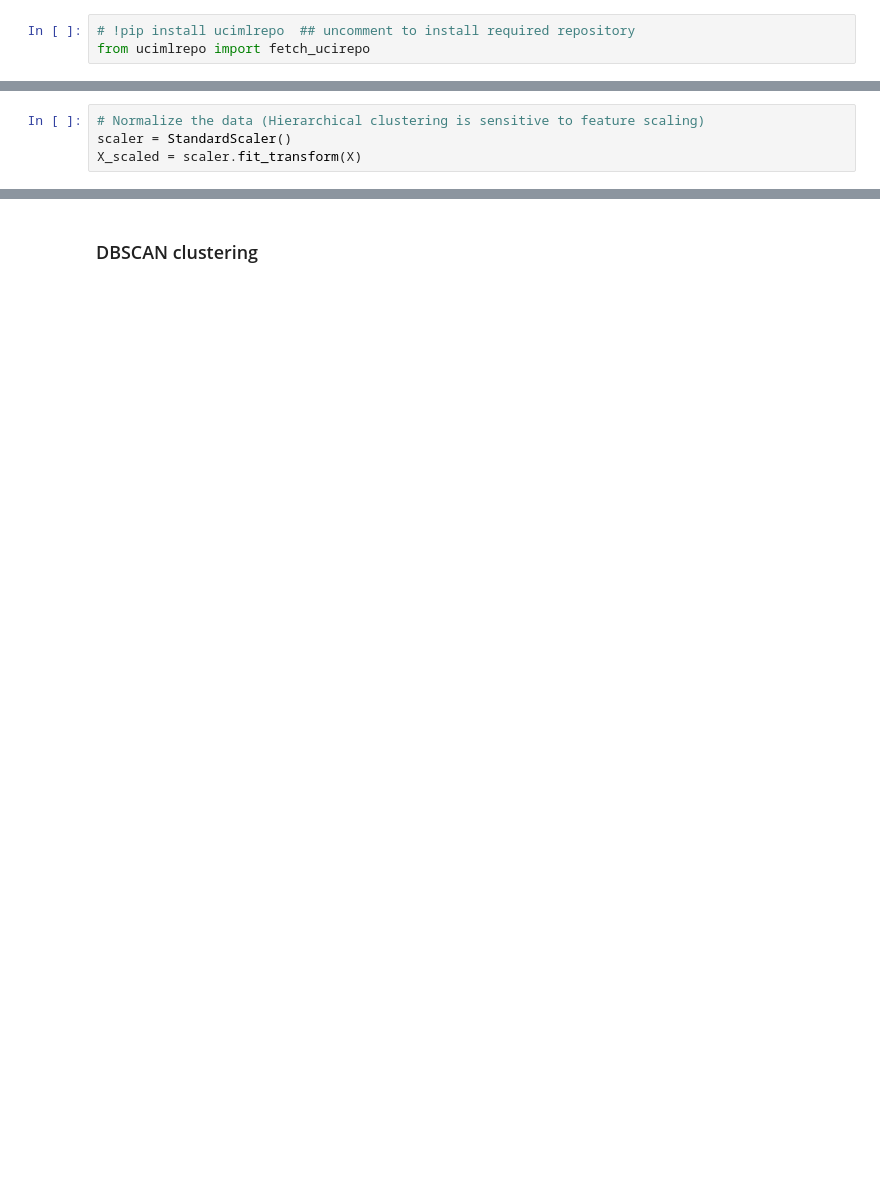
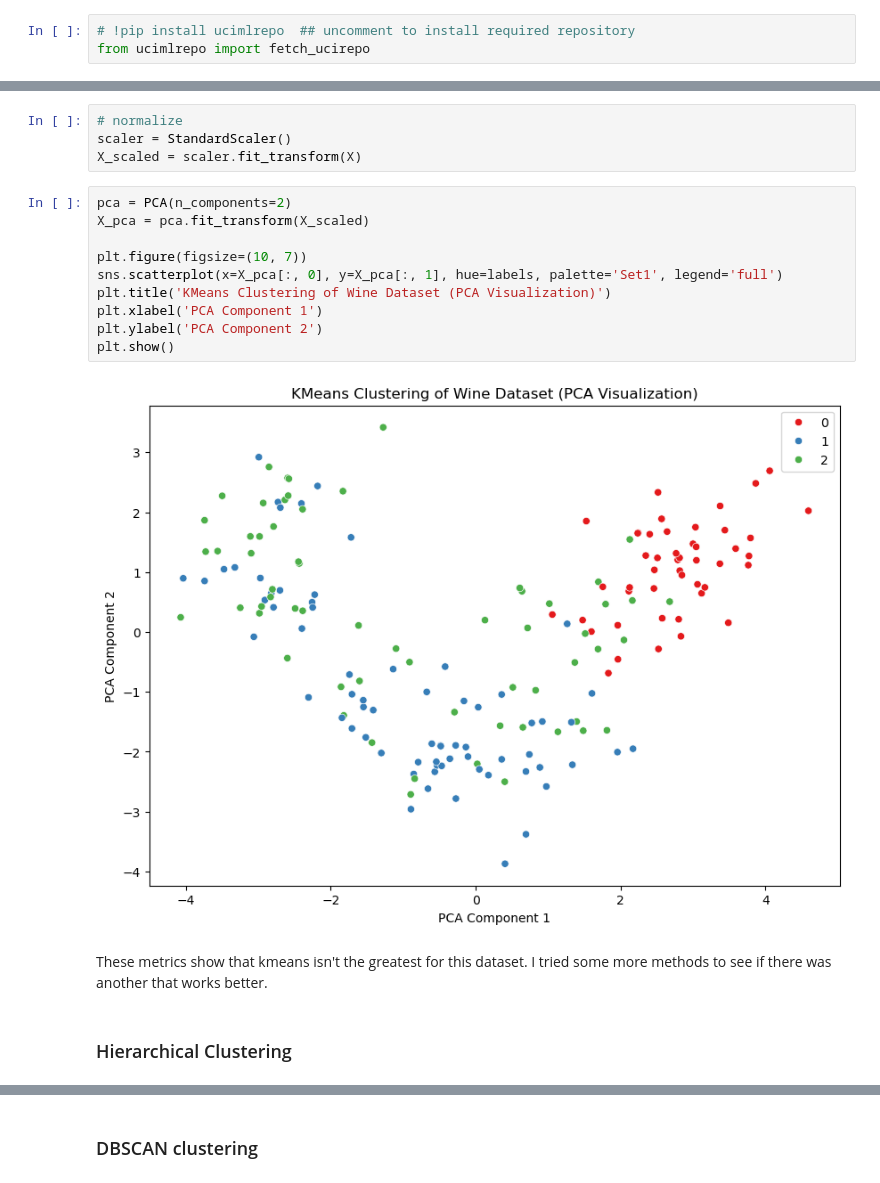
Before and after one commit to FleaBusyBeeBergs/dtsa5510-wine-clustering, a Jupyter notebook: wine-clustering.ipynb, the cells around one changed output, grey strips where cells are left out. Cells and saved outputs as stored; diff of their text form; blank space fills up the shorter version.

```diff
--- a/wine-clustering.ipynb
+++ b/wine-clustering.ipynb
@@ -119,5 +183,21 @@ plt.show()
 # %%
-# Normalize the data (Hierarchical clustering is sensitive to feature scaling)
+# normalize
 scaler = StandardScaler()
 X_scaled = scaler.fit_transform(X)
+# %%
+pca = PCA(n_components=2)
+X_pca = pca.fit_transform(X_scaled)
+
+plt.figure(figsize=(10, 7))
+sns.scatterplot(x=X_pca[:, 0], y=X_pca[:, 1], hue=labels, palette='Set1', legend='full')
+plt.title('KMeans Clustering of Wine Dataset (PCA Visualization)')
+plt.xlabel('PCA Component 1')
+plt.ylabel('PCA Component 2')
+plt.show()
+# %% [output]
+[figure, added]
+# %% [markdown]
+These metrics show that kmeans isn't the greatest for this dataset. I tried some more methods to see if there was another that works better.
+# %% [markdown]
+### Hierarchical Clustering
 # %%
```
Also changed, not shown: parts of 46 cells of this notebook.
